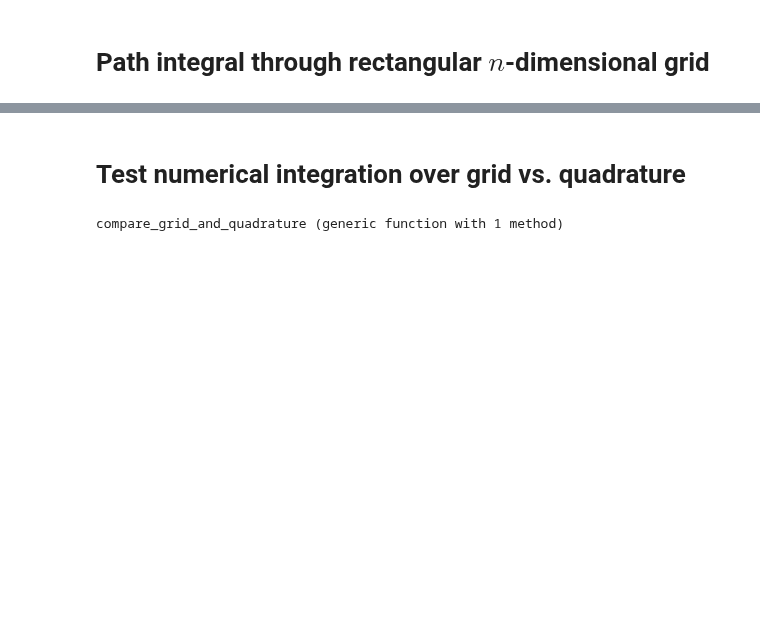
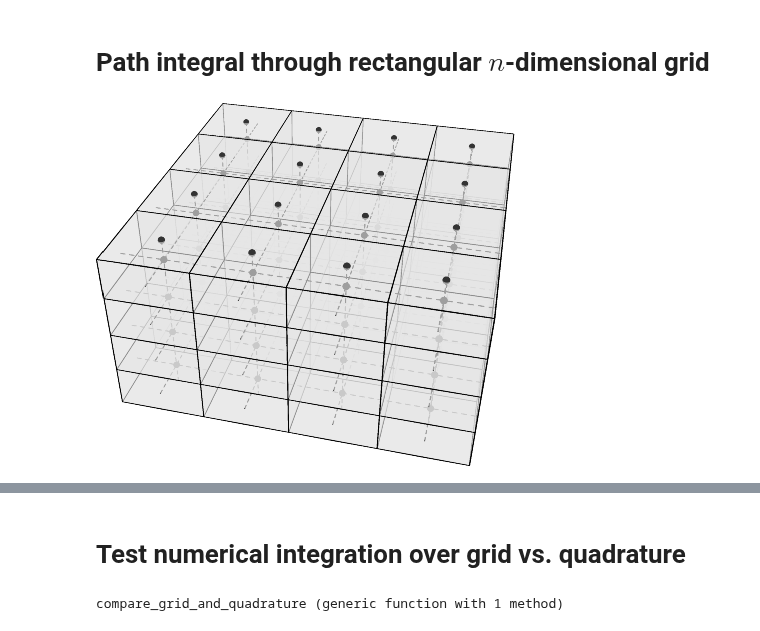
Before and after one commit to OliverEvans96/kelp, a Jupyter notebook: julia/RayIntegral.ipynb, the cells around one changed output, grey strips where cells are left out. Drawn from its saved outputs; the diff is of its cells as text; code cells hidden in the pictures; blank space fills up the shorter version.

```diff
--- a/julia/RayIntegral.ipynb
+++ b/julia/RayIntegral.ipynb
@@ -1,5 +1,11 @@
 # %% [markdown]
 # Path integral through rectangular $n$-dimensional grid
+# %%
+using Images
+using FileIO
+load("/home/oliver/academic/research/thesis/figures/png/spatialgrid.png")
+# %% [output]
+[figure, added]
 # %%
 using QuadGK
 using Plots; pyplot()
```
Also changed, not shown: parts of 1 cell of this notebook, 1 other file.
